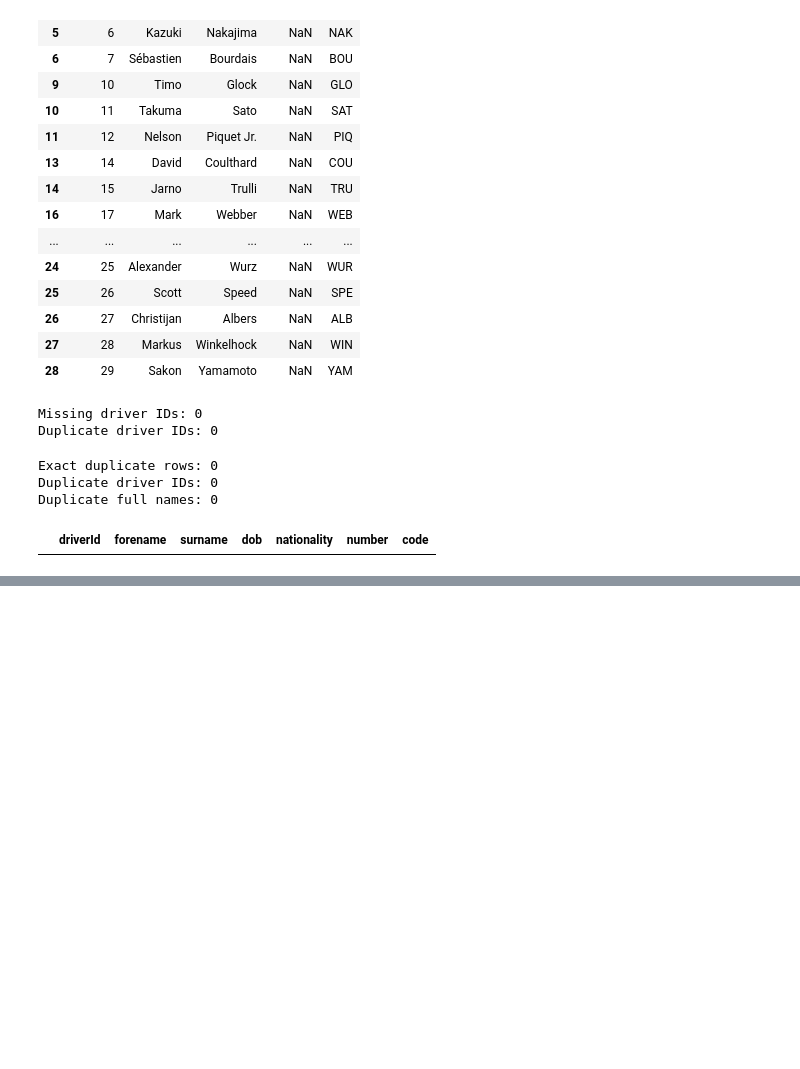
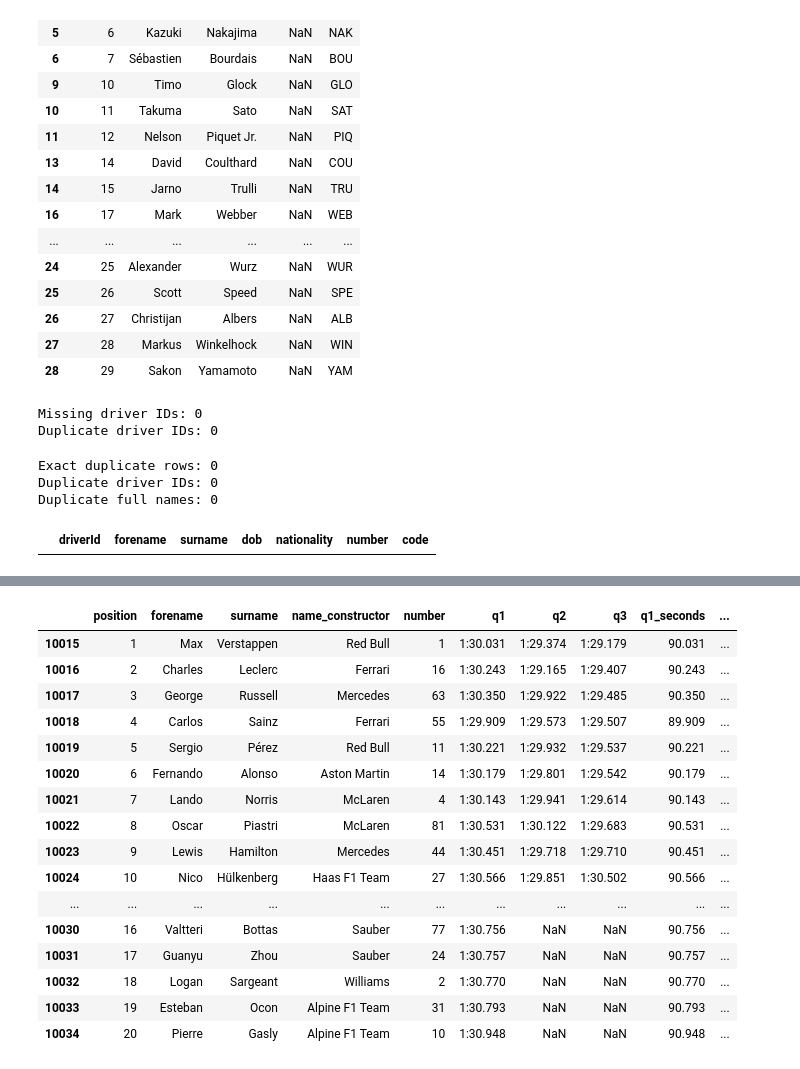
Before and after one commit to rolamedhat/team9_ACL, a Jupyter notebook: milestone1.ipynb, the cells around one changed output, grey strips where cells are left out. Drawn from its saved outputs; the diff is of its cells as text; code cells hidden in the pictures; blank space fills up the shorter version.

```diff
--- a/milestone1.ipynb
+++ b/milestone1.ipynb
@@ -1838,0 +2619,36 @@ Duplicate full names: 0
+# %%
+
+# Select a specific race
+selected_race = qualifying_inspection[
+    (qualifying_inspection['year'] == 2024)
+    & (qualifying_inspection['name_race'] == 'Bahrain Grand Prix')
+].sort_values('position')
+
+display(
+    selected_race[
+        [
+            'position', 'forename', 'surname',
+            'name_constructor', 'number',
+            'q1', 'q2', 'q3',
+            'q1_seconds', 'q2_seconds', 'q3_seconds'
+        ]
+    ]
+)
+# %% [output]
+|  | position | forename | surname | name_constructor | number | q1 | q2 | q3 | q1_seconds | ... |
+| 10015 | 1 | Max | Verstappen | Red Bull | 1 | 1:30.031 | 1:29.374 | 1:29.179 | 90.031 | ... |
+| 10016 | 2 | Charles | Leclerc | Ferrari | 16 | 1:30.243 | 1:29.165 | 1:29.407 | 90.243 | ... |
+| 10017 | 3 | George | Russell | Mercedes | 63 | 1:30.350 | 1:29.922 | 1:29.485 | 90.350 | ... |
+| 10018 | 4 | Carlos | Sainz | Ferrari | 55 | 1:29.909 | 1:29.573 | 1:29.507 | 89.909 | ... |
+| 10019 | 5 | Sergio | Pérez | Red Bull | 11 | 1:30.221 | 1:29.932 | 1:29.537 | 90.221 | ... |
+| 10020 | 6 | Fernando | Alonso | Aston Martin | 14 | 1:30.179 | 1:29.801 | 1:29.542 | 90.179 | ... |
+| 10021 | 7 | Lando | Norris | McLaren | 4 | 1:30.143 | 1:29.941 | 1:29.614 | 90.143 | ... |
+| 10022 | 8 | Oscar | Piastri | McLaren | 81 | 1:30.531 | 1:30.122 | 1:29.683 | 90.531 | ... |
+| 10023 | 9 | Lewis | Hamilton | Mercedes | 44 | 1:30.451 | 1:29.718 | 1:29.710 | 90.451 | ... |
+| 10024 | 10 | Nico | Hülkenberg | Haas F1 Team | 27 | 1:30.566 | 1:29.851 | 1:30.502 | 90.566 | ... |
+| ... | ... | ... | ... | ... | ... | ... | ... | ... | ... | ... |
+| 10030 | 16 | Valtteri | Bottas | Sauber | 77 | 1:30.756 | NaN | NaN | 90.756 | ... |
+| 10031 | 17 | Guanyu | Zhou | Sauber | 24 | 1:30.757 | NaN | NaN | 90.757 | ... |
+| 10032 | 18 | Logan | Sargeant | Williams | 2 | 1:30.770 | NaN | NaN | 90.770 | ... |
+| 10033 | 19 | Esteban | Ocon | Alpine F1 Team | 31 | 1:30.793 | NaN | NaN | 90.793 | ... |
+| 10034 | 20 | Pierre | Gasly | Alpine F1 Team | 10 | 1:30.948 | NaN | NaN | 90.948 | ... |
```
Also changed, not shown: parts of 43 cells of this notebook.
